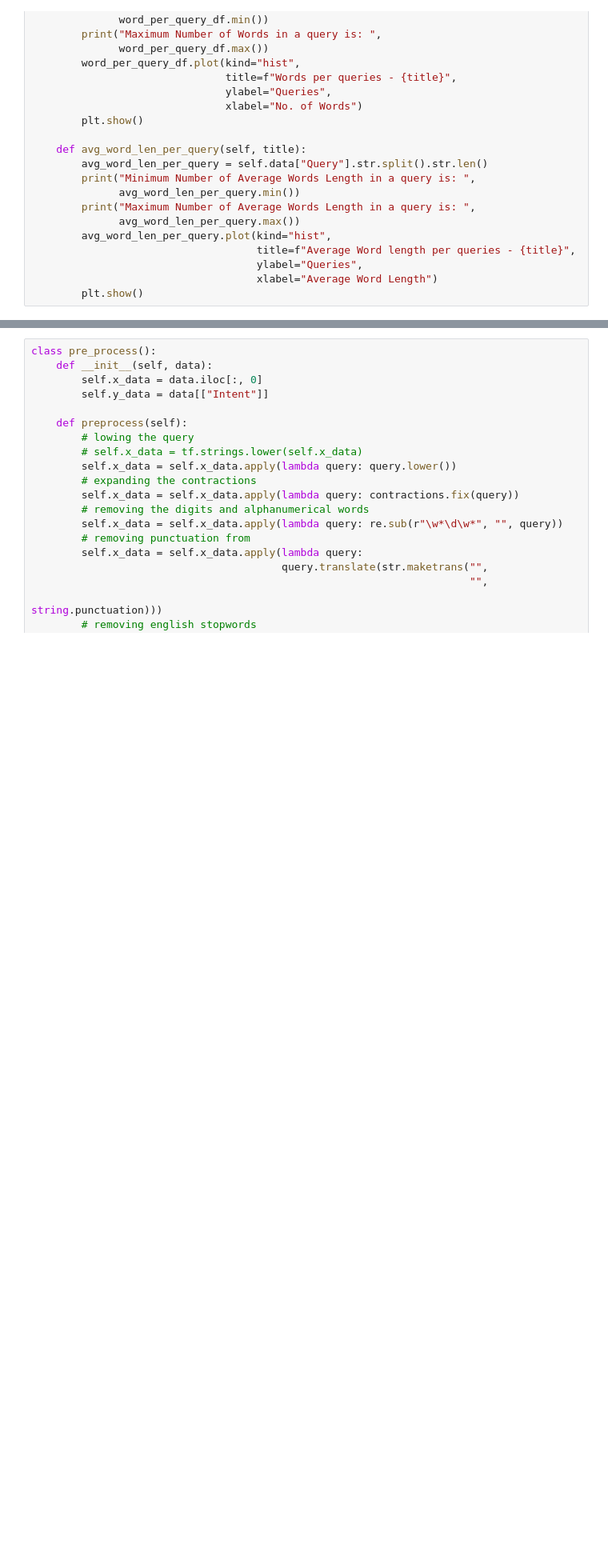
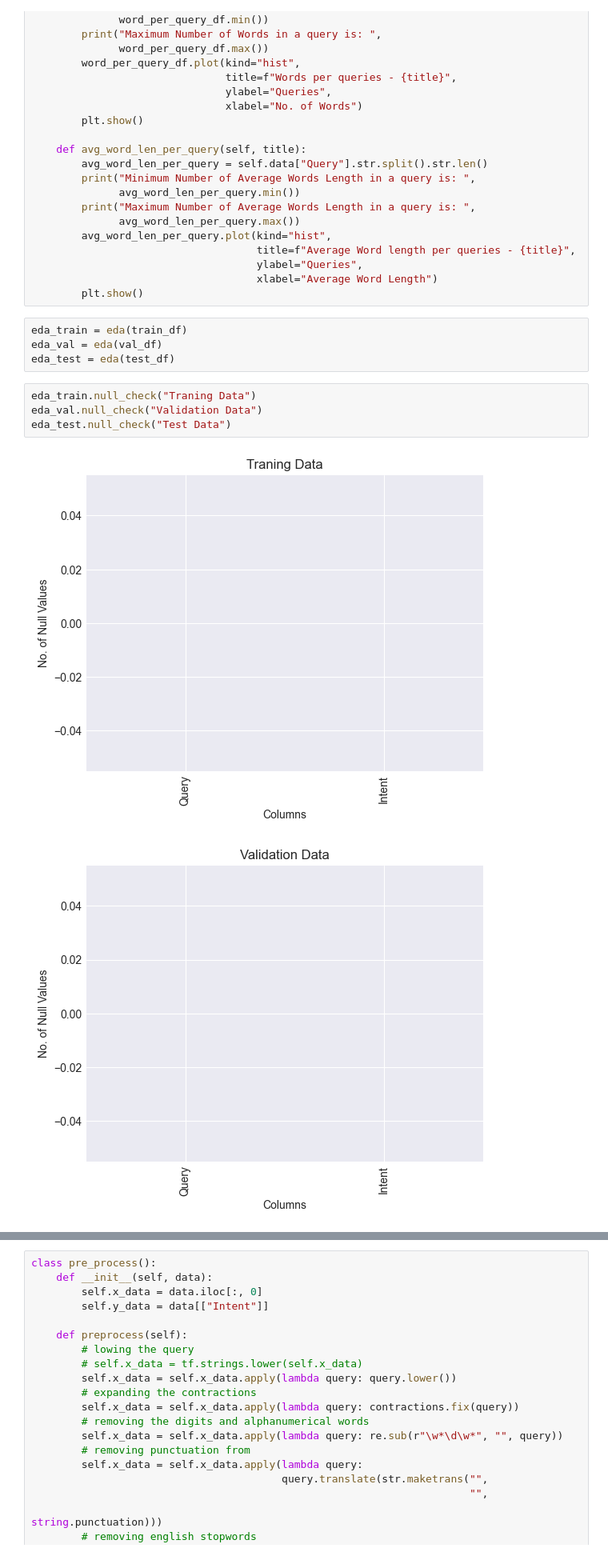
Before and after one commit to Mohitag94/MScDataScience_Project, a Jupyter notebook: preprocess_eda.ipynb, the cells around one changed output, grey strips where cells are left out. Shown at 80% size. Cells and saved outputs as stored; diff of their text form; blank space fills up the shorter version.

```diff
--- a/preprocess_eda.ipynb
+++ b/preprocess_eda.ipynb
@@ -131,3 +131,14 @@ class eda():
                                     ylabel="Queries",
                                     xlabel="Average Word Length")
         plt.show()
+# %%
+eda_train = eda(train_df)
+eda_val = eda(val_df)
+eda_test = eda(test_df)
+# %%
+eda_train.null_check("Traning Data")
+eda_val.null_check("Validation Data")
+eda_test.null_check("Test Data")
+# %% [output]
+[figure, added]
+[figure, added]
```
Also changed, not shown: parts of 8 cells of this notebook, 1 other file.
